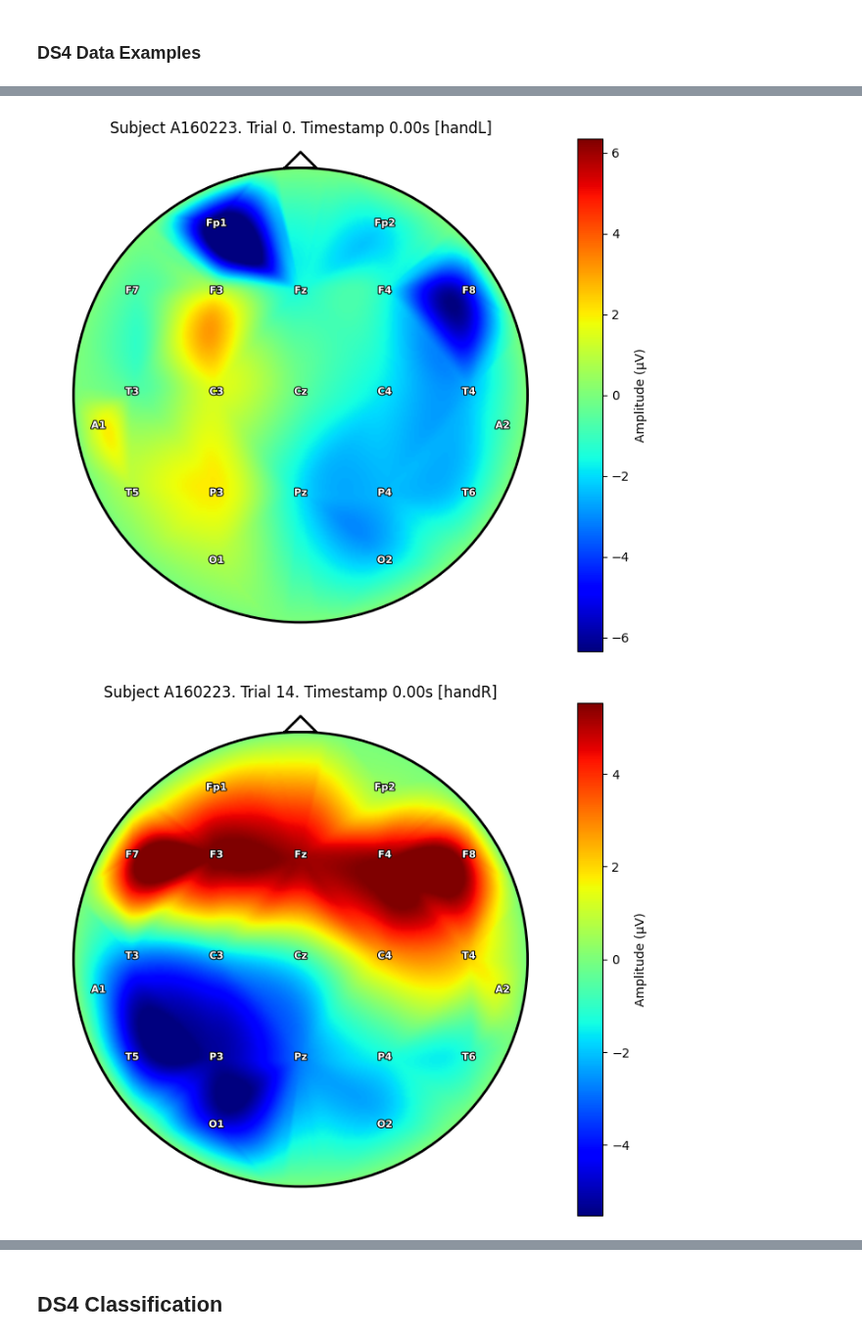
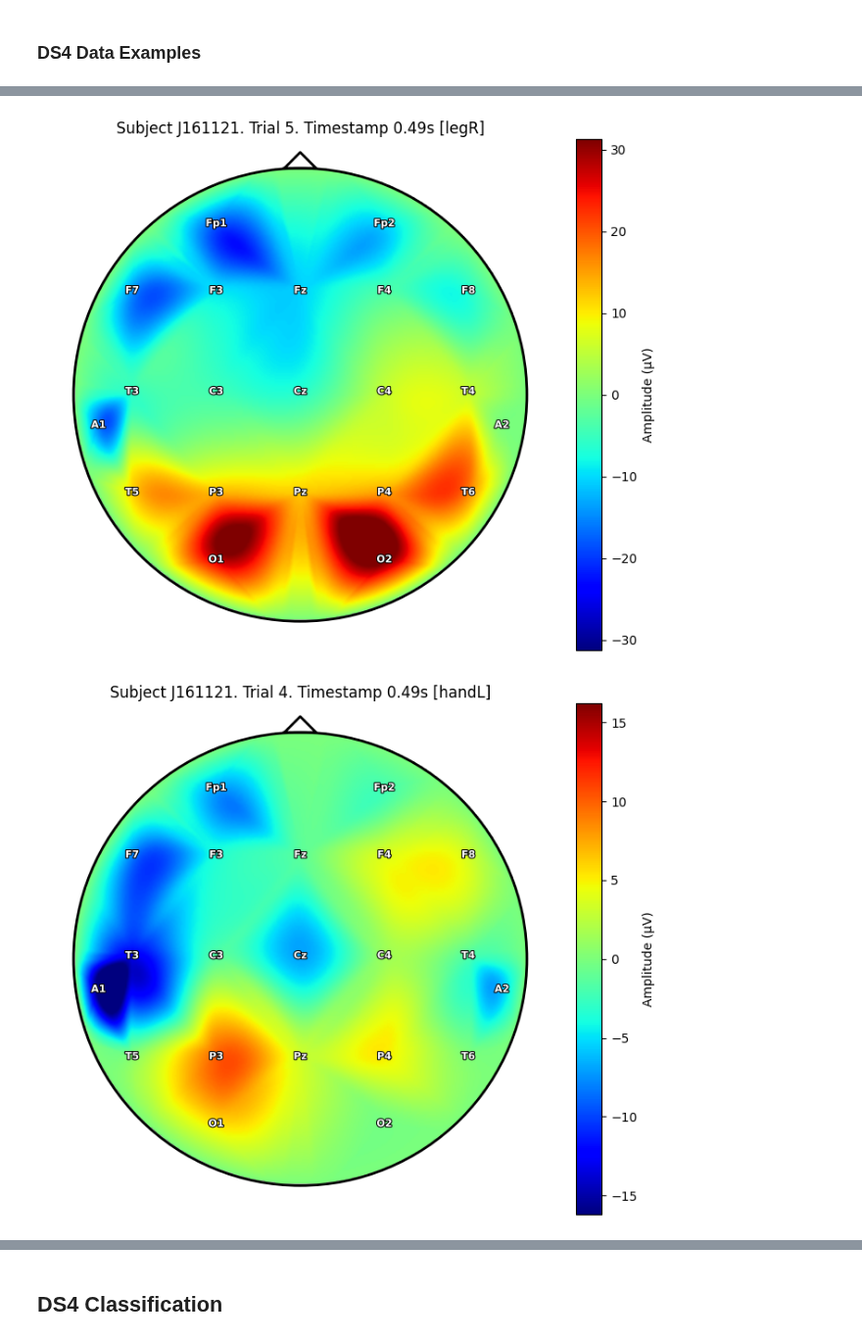
Before and after one commit to annzb/eeg-mi-decoders, a Jupyter notebook: main.ipynb, the cells around one changed output, grey strips where cells are left out. Shown at 98% size. Saved outputs shown, nothing was run; the diff lists cells and outputs as text; code cells hidden in the pictures.

Commit message:
Add rhythm plots

```diff
--- a/main.ipynb
+++ b/main.ipynb
@@ -212,6 +223,6 @@ Epoch window: 0.000–0.850 s
 Total subject data: 752.86 MB
 A160223, A160308, A160310, B160218, B160225, B160229, C160224, C160302, E160219, E160226, E160304, F160202, F160203, F160204, G160301, G160322, G160412, H160720, H160722, I160609, I160628, J161121, K1 ...
 # %%
-ds4_subject223 = ds4.get_subject('A160223')
-ds4_subject223.print_info()
+ds4_subject121 = ds4.get_subject('J161121')
+ds4_subject121.print_info()
 # %% [output]
@@ -223,5 +238,5 @@ X: (959, 21, 170), Y: (959,)
 # %%
-ds4_subject223.plot_head(trial=0, plot_joint=True)
+ds4_subject121.plot_head(trial=5, timestamp=0.5, plot_joint=True)
 # %% [output]
-[figure, old version]
+[figure, new version]
-[figure, old version]
+[figure, new version]
```
Also changed, not shown: parts of 31 cells of this notebook, 4 other files.
